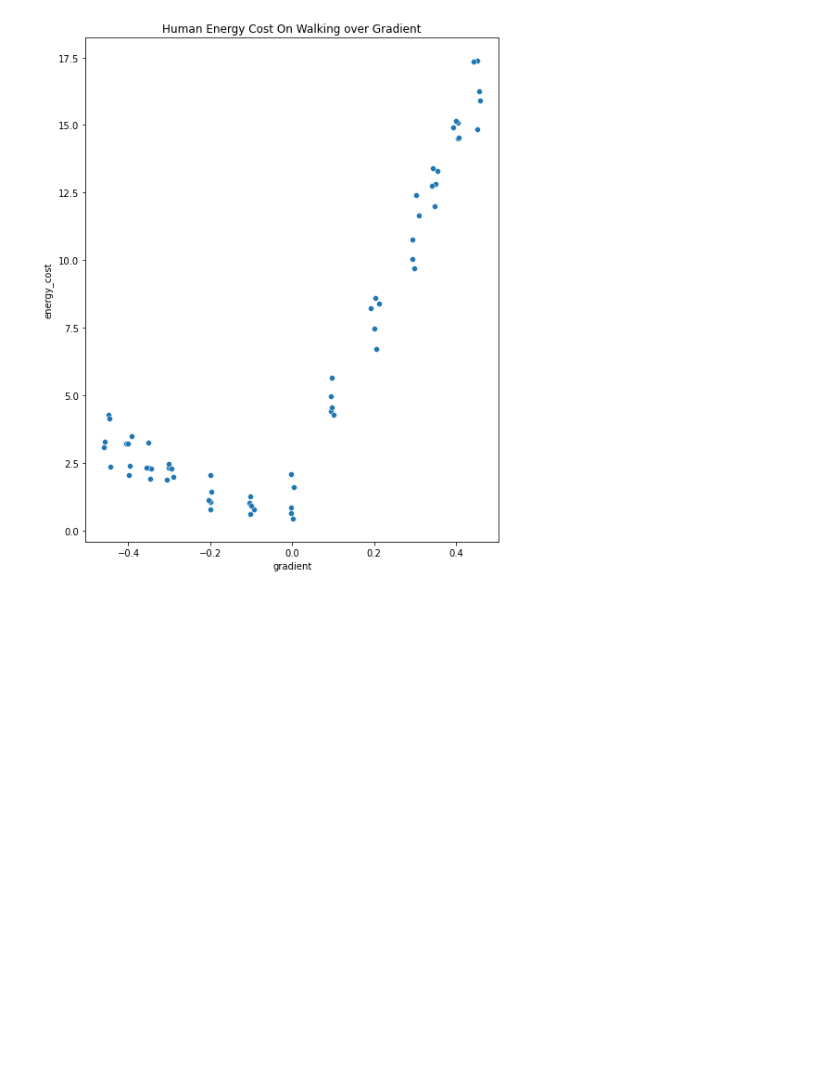
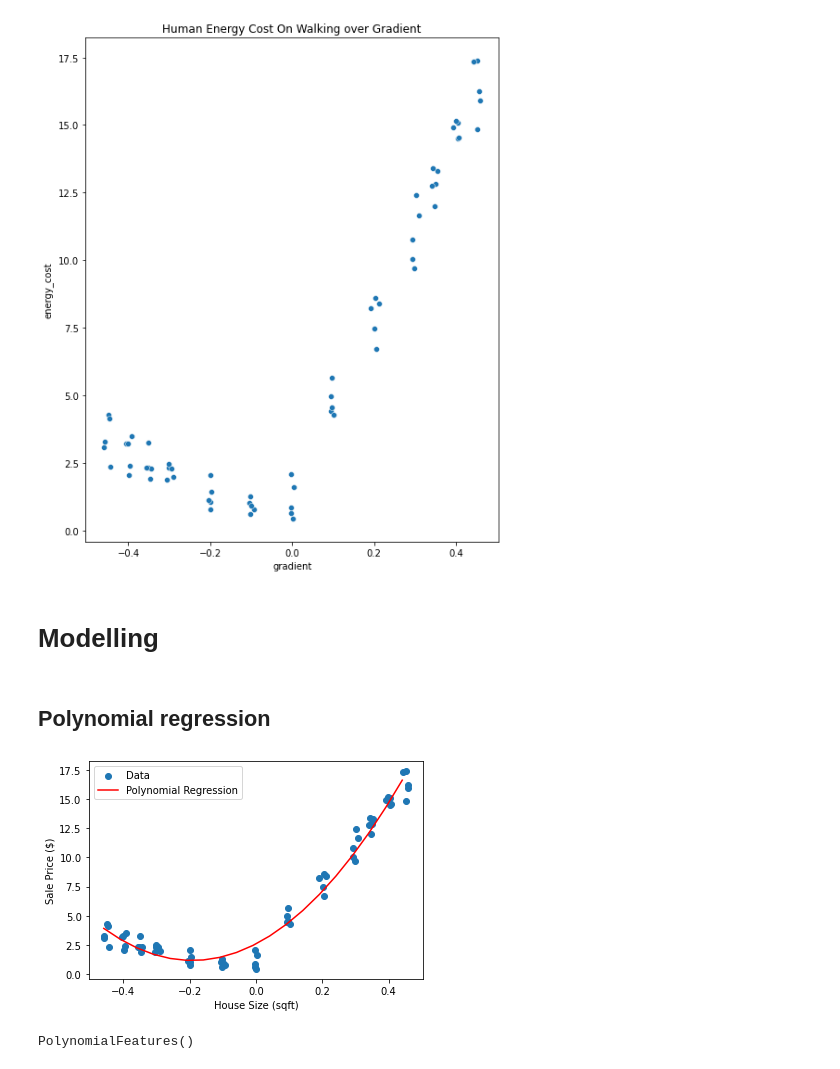
Before and after one commit to JorgeIvanJH/Isazi, a Jupyter notebook: test.ipynb, the cells around one changed output. Drawn from its saved outputs; the diff is of its cells as text; code cells hidden in the pictures; blank space fills up the shorter version.

Commit message:
polynomial regression approx

```diff
--- a/test.ipynb
+++ b/test.ipynb
@@ -77,3 +79,36 @@ energy_cost    3.497927
 dtype: float64
 [Text(0.5, 1.0, 'Human Energy Cost On Walking over Gradient')]
 [figure]
+# %% [markdown]
+# Modelling
+# %% [markdown]
+## Polynomial regression
+# %%
+X = df_ener_cost.loc[:,'gradient'].values.reshape(-1, 1)
+y = df_ener_cost.loc[:,'energy_cost'].values.reshape(-1, 1)
+# Create polynomial features
+degree = 2
+poly_features = PolynomialFeatures(degree=degree)
+X_poly = poly_features.fit_transform(X)
+# Train
+model = LinearRegression()
+model.fit(X_poly, y)
+# Predict on new data
+min_indep = df_ener_cost.loc[:,'gradient'].min()
+max_indep = df_ener_cost.loc[:,'gradient'].max()
+X_new = np.arange(min_indep, max_indep, 0.05).reshape(-1, 1)
+X_new_poly = poly_features.transform(X_new)
+y_pred = model.predict(X_new_poly)
+# Visualize the results
+plt.scatter(X, y, label='Data')
+plt.plot(X_new, y_pred, color='red', label='Polynomial Regression')
+plt.xlabel('House Size (sqft)')
+plt.ylabel('Sale Price ($)')
+plt.legend()
+plt.show()
+# %% [output]
+[figure, added]
+# %%
+poly_features
+# %% [output]
+PolynomialFeatures()
```
Also changed, not shown: parts of 1 cell of this notebook.
